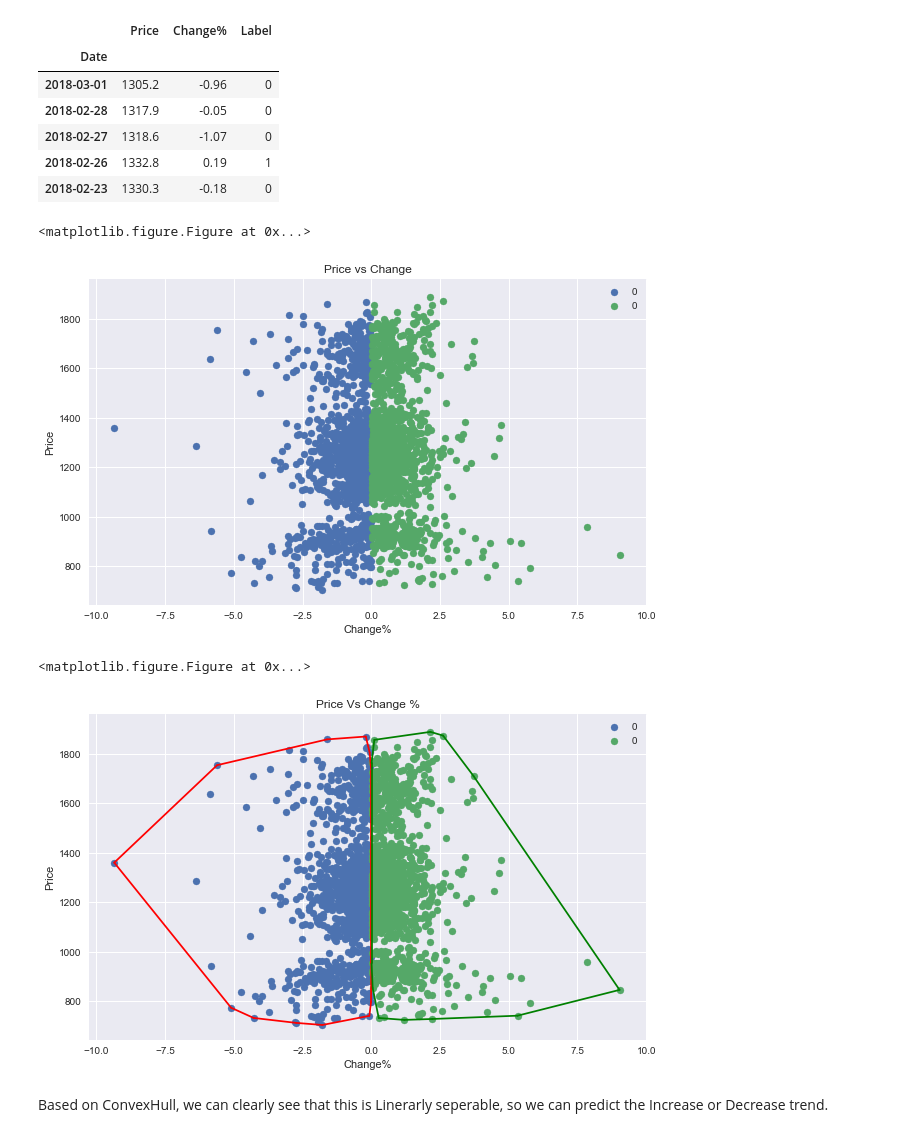
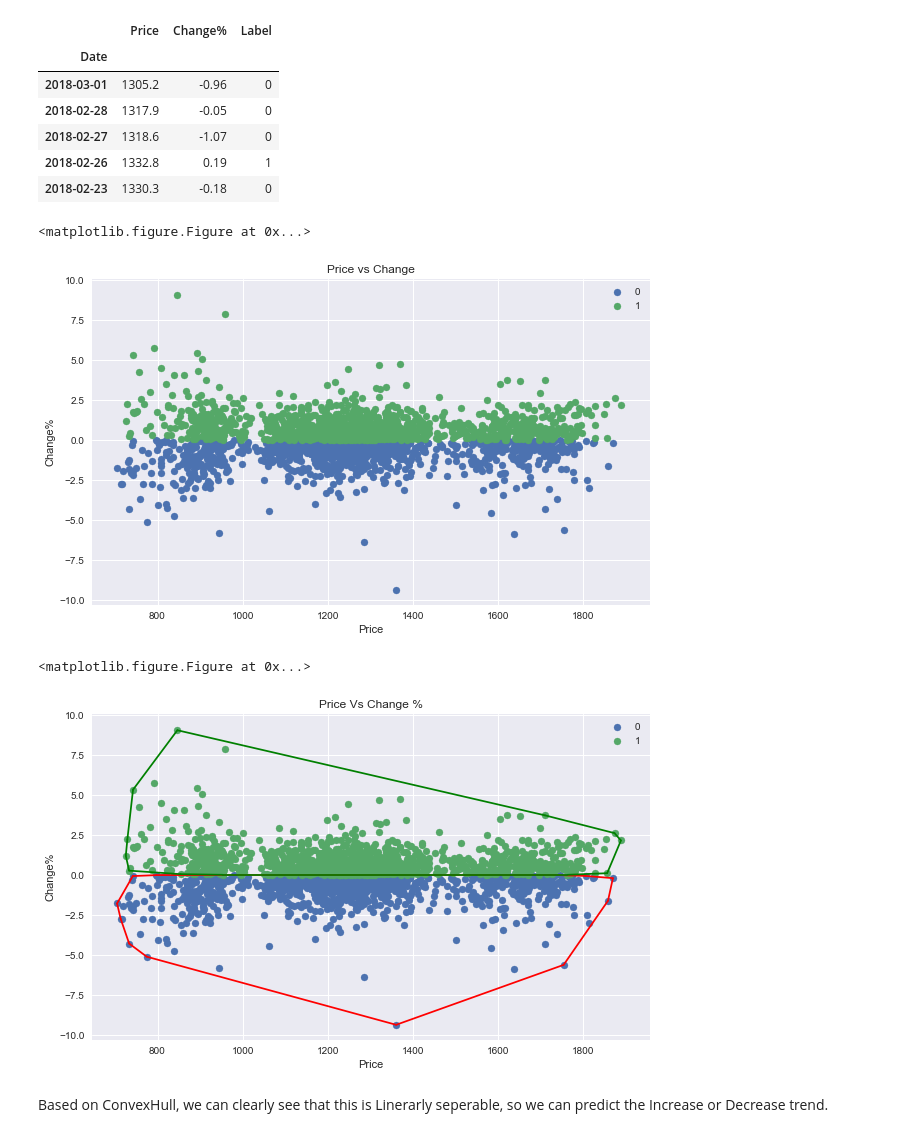
Before and after one commit to sriharshams/commodity-price-analysis, a Jupyter notebook: commodities_data_query.ipynb, the cells around one changed output. Cells and saved outputs as stored; diff of their text form; code cells hidden in the pictures.

```diff
--- a/commodities_data_query.ipynb
+++ b/commodities_data_query.ipynb
@@ -408,38 +409,38 @@ plt.clf()
 plt.figure(figsize = (10, 6))
 colors = ['r','g']
 plt.title('Price vs Change')
-plt.xlabel('Change%')
-plt.ylabel('Price')
+plt.xlabel('Price')
+plt.ylabel('Change%')
 for i in range(2):
     bucket = df[df['Label'] == i]
     bucket = bucket.iloc[:,[0,1]].values
-    plt.scatter(bucket[:, 1], bucket[:, 0], label=df['Label'][i])
+    plt.scatter(bucket[:, 0], bucket[:, 1], label=i)
 plt.legend()
 plt.show()
 # %% [output]
 <matplotlib.figure.Figure at 0x...>
-[figure, old version]
+[figure, new version]
 # %%
 from scipy.spatial import ConvexHull
 
 plt.clf()
 plt.figure(figsize = (10, 6))
 colors = ['r','g']
 plt.title('Price Vs Change %')
-plt.xlabel("Change%")
-plt.ylabel("Price")
+plt.xlabel('Price')
+plt.ylabel('Change%')
 for i in range(2):
     bucket = df[df['Label'] == i]
     bucket = bucket.iloc[:,[0,1]].values
     hull = ConvexHull(bucket)
-    plt.scatter(bucket[:, 1], bucket[:, 0], label=df['Label'][i])
+    plt.scatter(bucket[:, 0], bucket[:, 1], label=i)
     for j in hull.simplices:
-        plt.plot(bucket[j,1], bucket[j,0], colors[i])
+        plt.plot(bucket[j,0], bucket[j,1], colors[i])
 plt.legend()
 plt.show()
 # %% [output]
 <matplotlib.figure.Figure at 0x...>
-[figure, old version]
+[figure, new version]
 # %% [markdown]
 Based on ConvexHull, we can clearly see that this is Linerarly seperable, so we can predict the Increase or Decrease trend.
 # %% [markdown]
```
Also changed, not shown: parts of 3 cells of this notebook.
